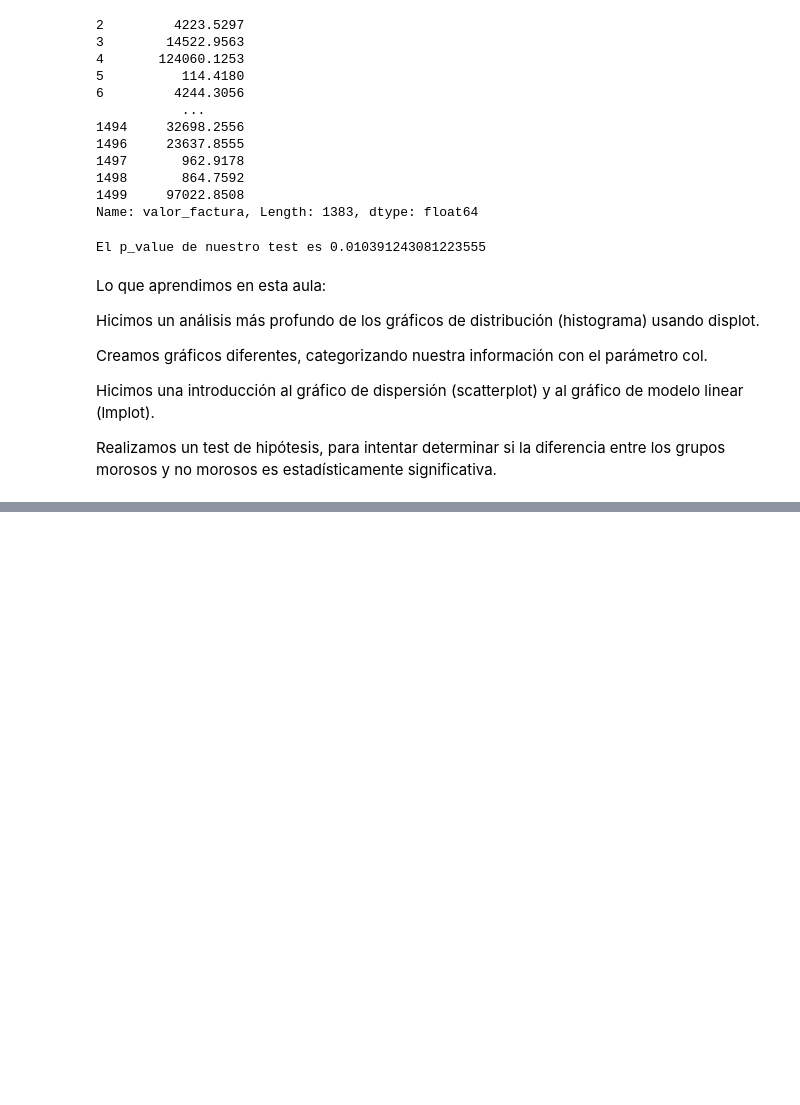
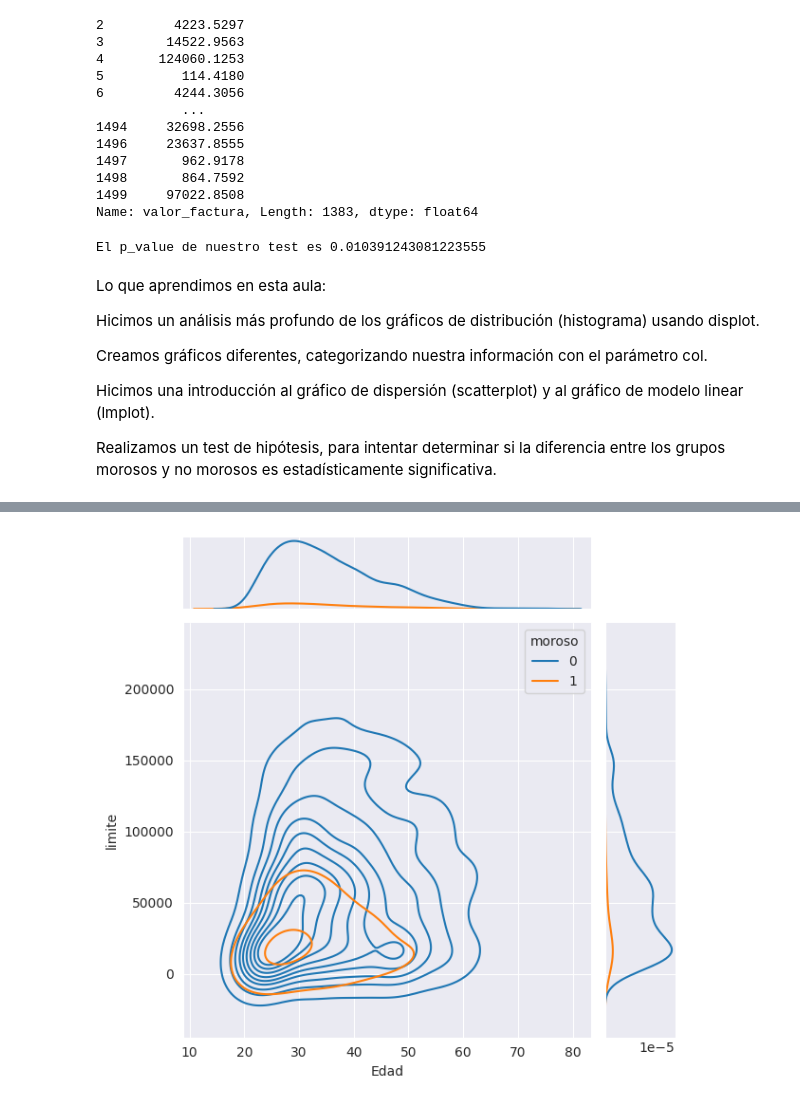
Before and after one commit to AdrianCPC/Visualizacion_datos_matplotlib_seaborn, a Jupyter notebook: Analisis__de__Datos_Seaborn.ipynb, the cells around one changed output, grey strips where cells are left out. Cells and saved outputs as stored; diff of their text form; code cells hidden in the pictures; blank space fills up the shorter version.

```diff
--- a/Analisis__de__Datos_Seaborn.ipynb
+++ b/Analisis__de__Datos_Seaborn.ipynb
@@ -450,0 +462,8 @@ Realizamos un test de hipótesis, para intentar determinar si la diferencia entr
+# %%
+#edad vs limite
+
+#usando dispersion
+
+sns.jointplot(x='Edad',y='limite', data=tarjetas, kind='kde', hue='moroso'); #cuando las lineas estan juntas la concentracion es mayor
+# %% [output]
+[figure, added]
```
Also changed, not shown: parts of 7 cells of this notebook.
